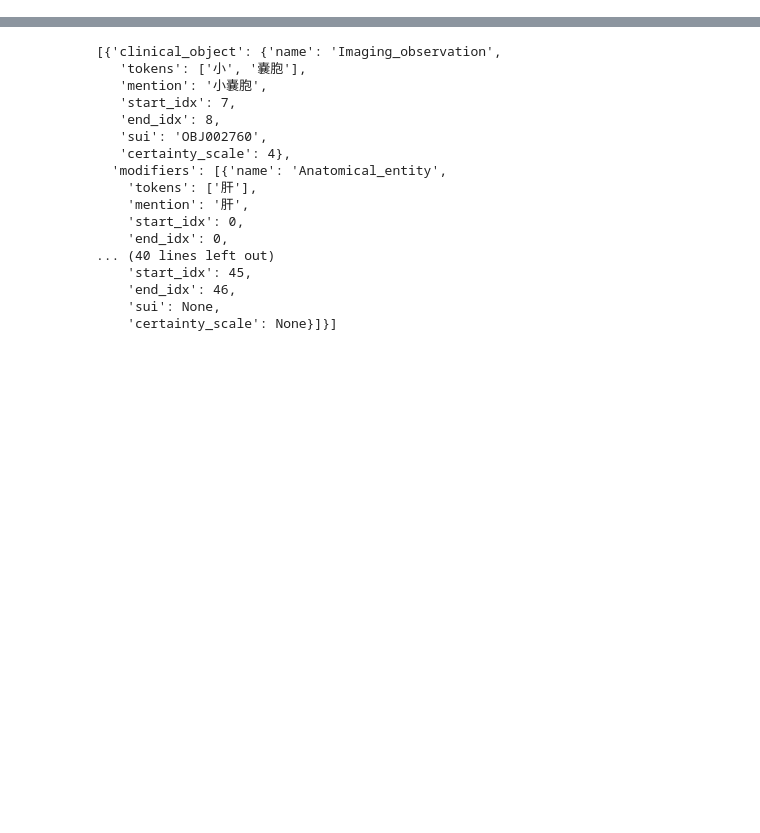
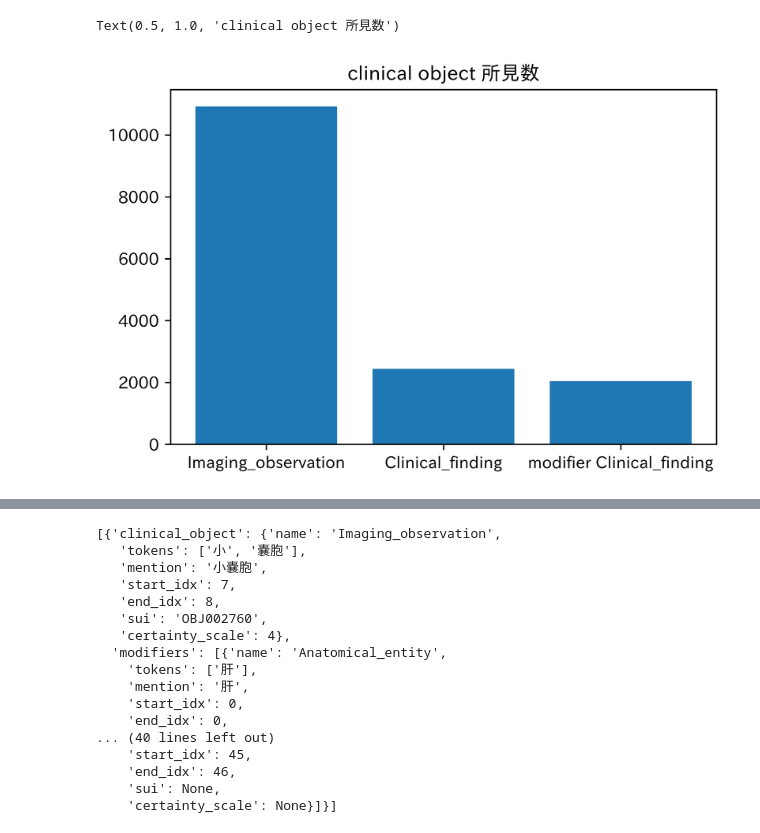
Before and after one commit to jun-sato/sato_j-mid_ad, a Jupyter notebook: code/eda_json.ipynb, the cells around one changed output, grey strips where cells are left out. Drawn from its saved outputs; the diff is of its cells as text; code cells hidden in the pictures; blank space fills up the shorter version.

```diff
--- a/code/eda_json.ipynb
+++ b/code/eda_json.ipynb
@@ -119,0 +295,9 @@ pd.DataFrame(clinical_word_list).to_csv('../output/adrenal_clinical_discriptor.c
+# %%
+fig, ax = plt.subplots(1,1,dpi = 300)
+index = list(data.obs_name.value_counts().index)+['modifier Clinical_finding']
+values = list(data.obs_name.value_counts().values)+[data['clin_findings'].value_counts()[1:].sum()]
+ax.bar(index,height=values)
+ax.set_title("clinical object 所見数")
+# %% [output]
+Text(0.5, 1.0, 'clinical object 所見数')
+[figure, added]
```
Also changed, not shown: parts of 44 cells of this notebook.
